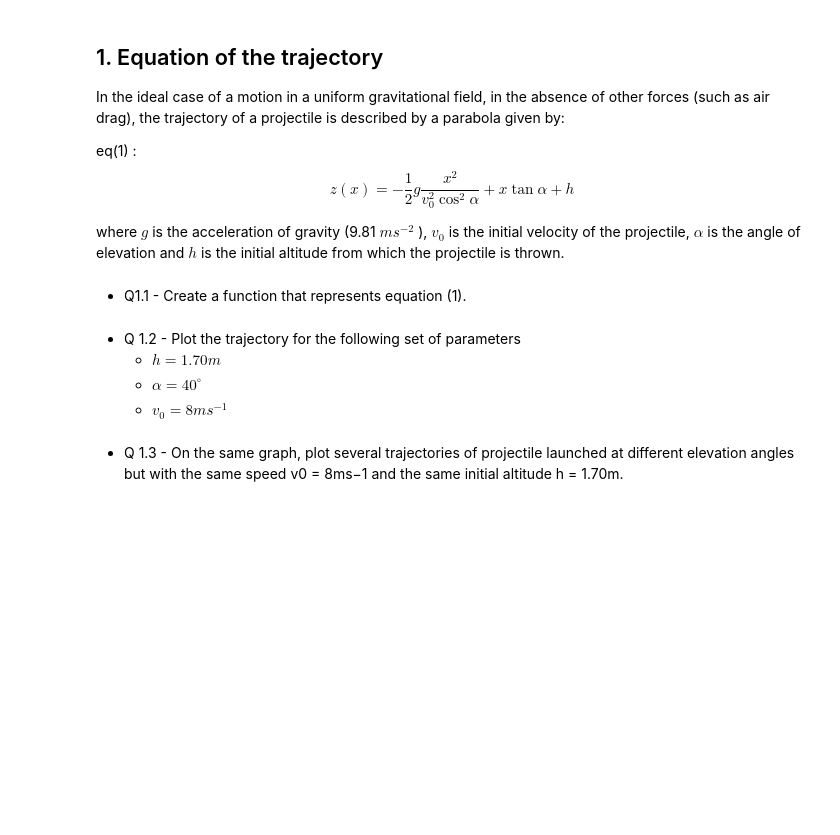
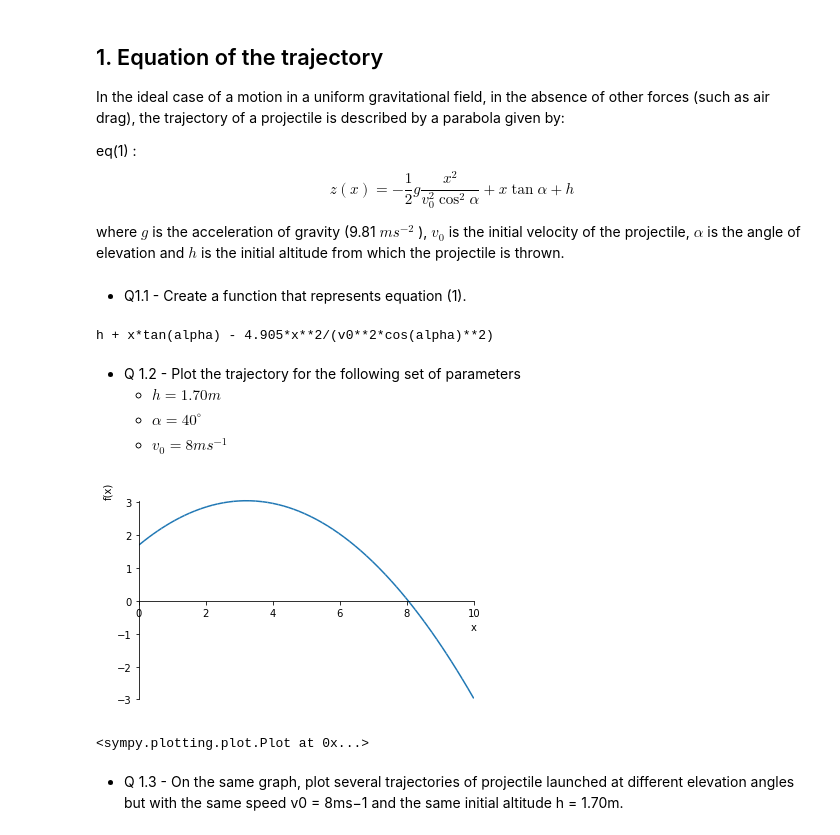
Before and after one commit to Bismark28/CAD1-sympy, a Jupyter notebook: lab3.ipynb, the cells around one changed output. Drawn from its saved outputs; the diff is of its cells as text; code cells hidden in the pictures; blank space fills up the shorter version.

```diff
--- a/lab3.ipynb
+++ b/lab3.ipynb
@@ -21,11 +21,26 @@ where $g$ is the acceleration of gravity (9.81 $ms^{−2}$ ), $v_{0}$ is the ini
 # %% [markdown]
 
 * Q1.1 - Create a function that represents equation (1).
+# %%
+import numpy as np
+g, x, v0, alpha, h = symbols('g, x, v0, alpha , h', positive=True)
+g=9.81
+z=(-g*x**2/(2*(v0**2)*(cos(alpha)*cos(alpha))))+ x*tan(alpha)+h
+print(z)
+# %% [output]
+h + x*tan(alpha) - 4.905*x**2/(v0**2*cos(alpha)**2)
 # %% [markdown]
 
 * Q 1.2 - Plot the trajectory for the following set of parameters
     * $h = 1.70m$
     * $\alpha = 40^{\circ}$
     * $ v_{0} = 8 ms^{−1}$
+# %%
+z1=z.subs({g:9.81, h:1.70, alpha:np.deg2rad(40), v0:8})
+# %%
+plot (z1,(x, 0,10))
+# %% [output]
+[figure, added]
+<sympy.plotting.plot.Plot at 0x...>
 # %% [markdown]
 * Q 1.3 - On the same graph, plot several trajectories of projectile launched at different elevation angles but with the same speed v0 = 8ms−1 and the same initial altitude h = 1.70m.
```
Also changed, not shown: parts of 5 cells of this notebook, 1 other file.
